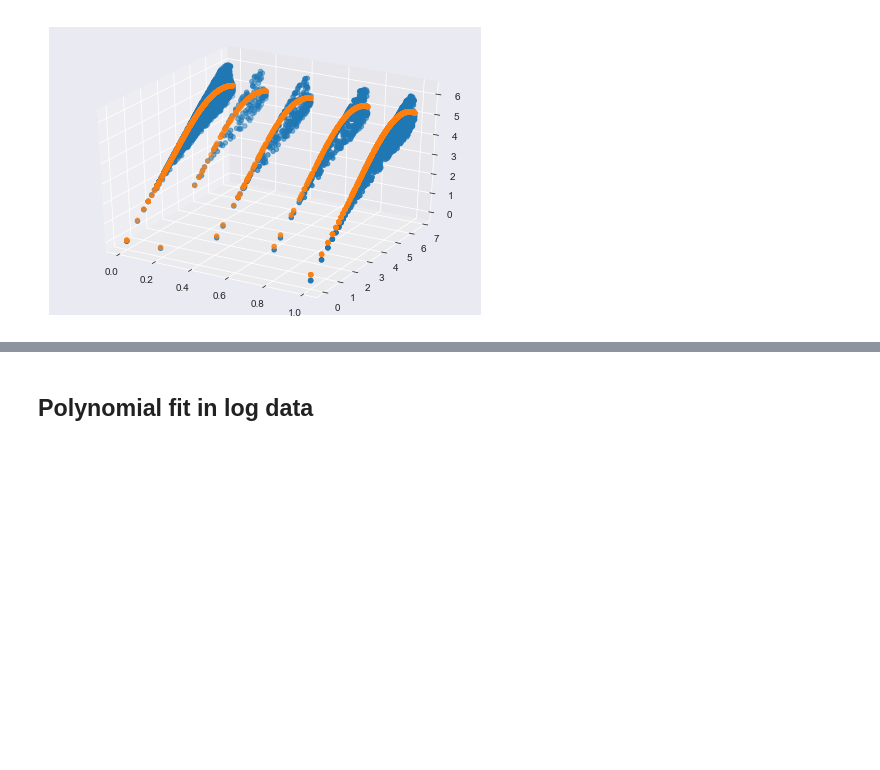
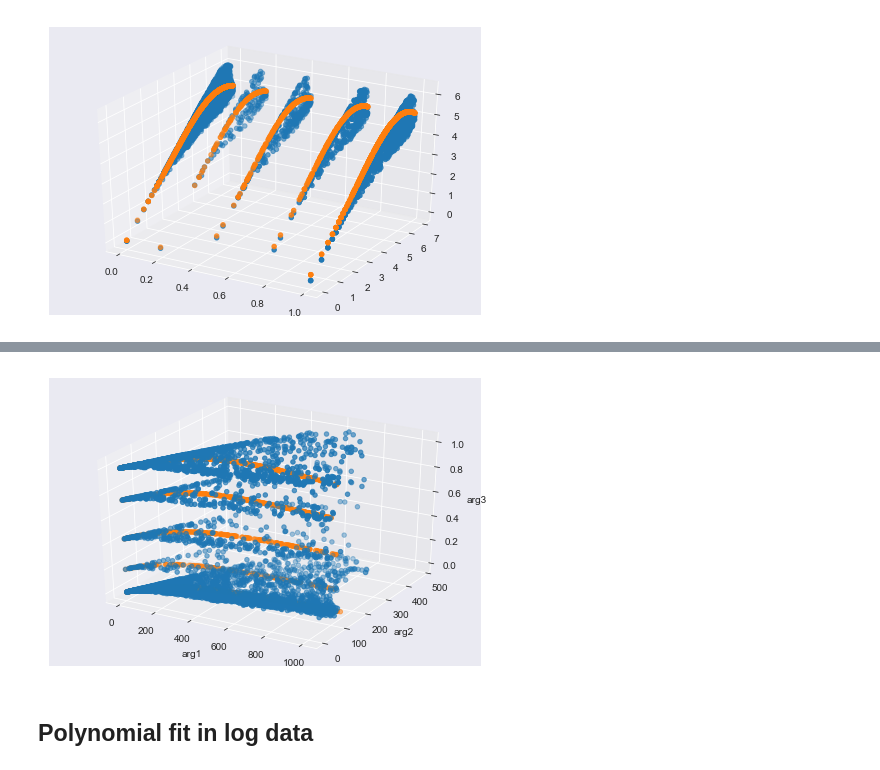
Before and after one commit to tpt5cu/solarIrradiancePredictor, a Jupyter notebook: Model_Testing_psm.ipynb, the cells around one changed output, grey strips where cells are left out. Cells and saved outputs as stored; diff of their text form; code cells hidden in the pictures; blank space fills up the shorter version.

```diff
--- a/Model_Testing_psm.ipynb
+++ b/Model_Testing_psm.ipynb
@@ -266,0 +332,2 @@ plt.show()
+# %%
+preds, resids = show_model_metrics_logBackTrans(X,df1_psm_2017['DHI'],clf_poly_2)
@@ -267,3 +342,7 @@ plt.show()
+# %%
+three_dee_viz(df1_psm_2017['GHI'], df1_psm_2017['DHI'], df1_psm_2017['Cloud Cover'],preds)
+# %% [output]
+[figure, added]
 # %% [markdown]
 ## Polynomial fit in log data
 # %%
```
Also changed, not shown: parts of 40 cells of this notebook, 5 other files.
